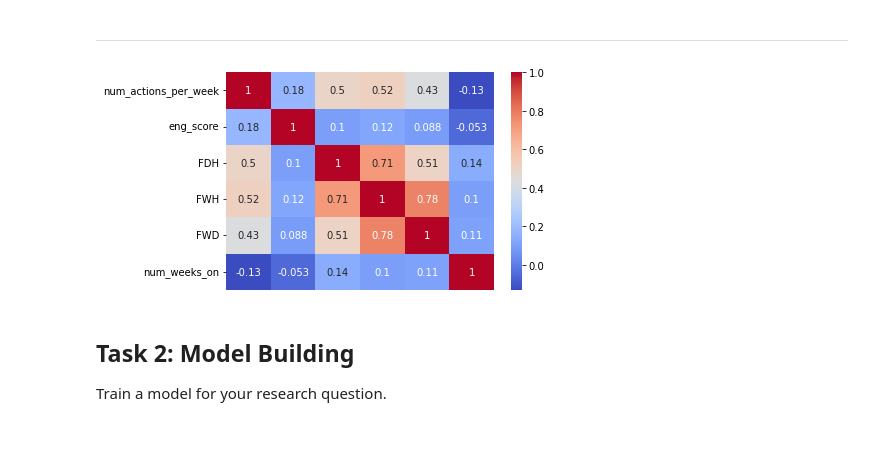
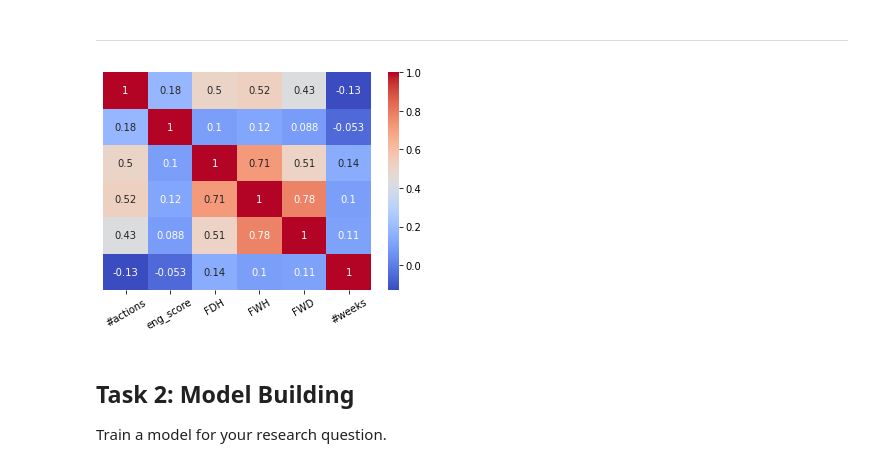
Before and after one commit to ML4BD/milestone-4-roguesgallery, a Jupyter notebook: notebooks/Milestone04/m4_lernnavi_342485.ipynb, the cells around one changed output. Saved outputs shown, nothing was run; the diff lists cells and outputs as text; code cells hidden in the pictures; blank space fills up the shorter version.

Commit message:
Figure adjustment

```diff
--- a/notebooks/Milestone04/m4_lernnavi_342485.ipynb
+++ b/notebooks/Milestone04/m4_lernnavi_342485.ipynb
@@ -740,16 +740,18 @@ tmp = pd.read_csv("{}/behavioural_features.csv.gz".format(DATA_DIR))
 # %%
 import seaborn as sns
 
 
 #sns.set(rc = {'figure.figsize':(16,8)})
 ax = sns.heatmap(tmp.drop(['user_id', 'week', 'validated'], axis=1).corr(),
                  annot = True,
                  fmt='.2g',
                  cmap= 'coolwarm',
-                 xticklabels=False)
+                 yticklabels=False)
+ax.set_xticklabels(["#actions", "eng_score", "FDH", "FWH", "FWD", "#weeks"])
+plt.xticks(rotation=30)
 ax.get_figure().savefig(FIG_DIR + 'feature_corr.jpg')
 # %% [output]
-[figure, old version]
+[figure, new version]
 # %%
 sns.reset_orig()
 # %% [markdown]
```
Also changed, not shown: 1 other file.
